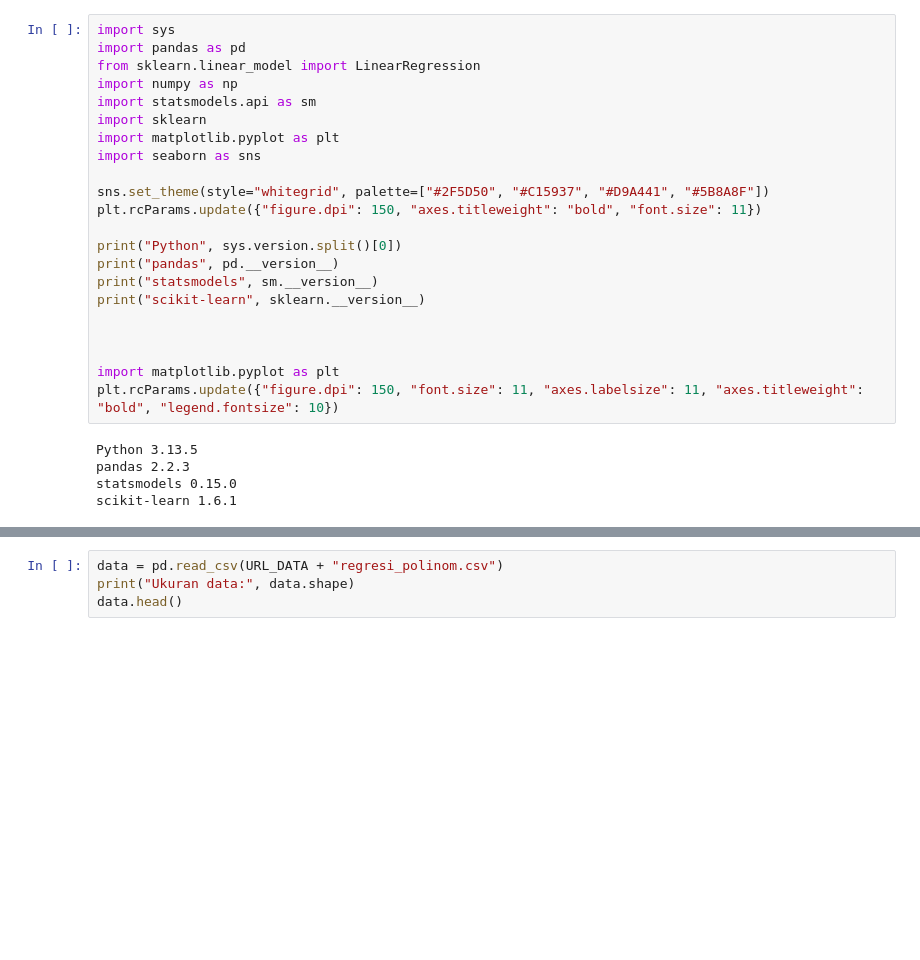
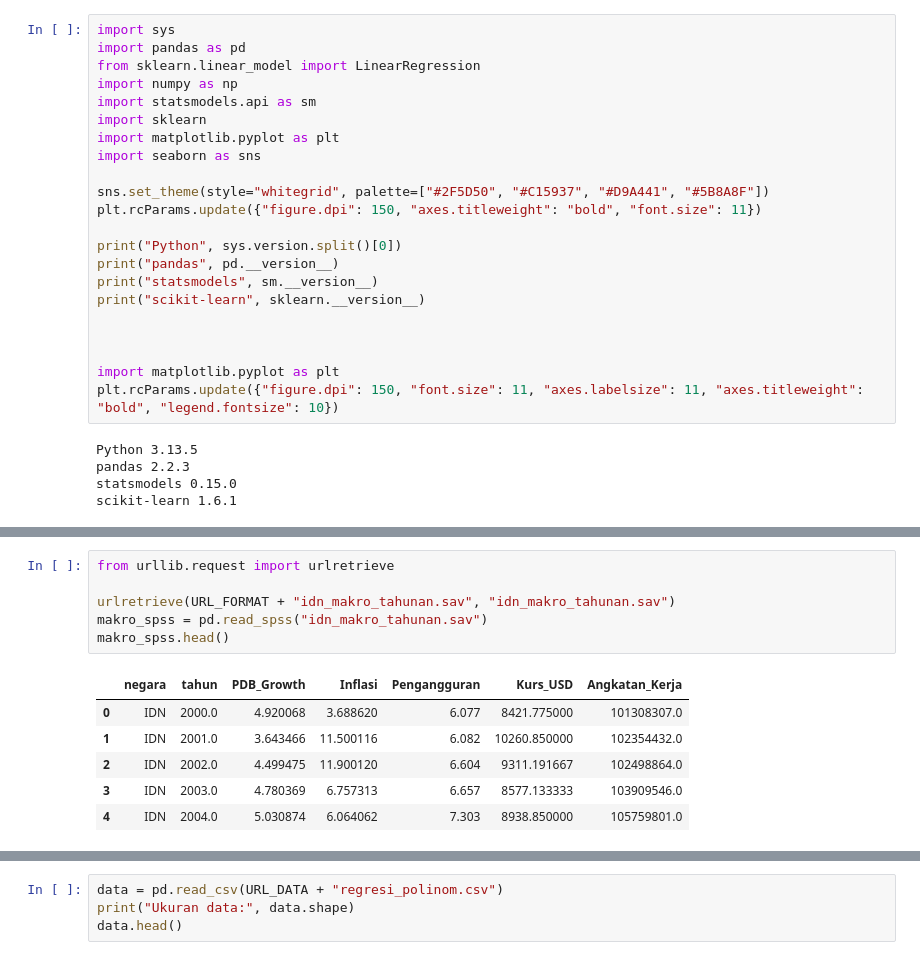
Before and after one commit to akhiyarwaladi/ekonometrika_coding_workshop, a Jupyter notebook: materi/01_ekonometrika/00_persiapan_colab.ipynb, the cells around one changed output, grey strips where cells are left out. Cells and saved outputs as stored; diff of their text form; blank space fills up the shorter version.

```diff
--- a/materi/01_ekonometrika/00_persiapan_colab.ipynb
+++ b/materi/01_ekonometrika/00_persiapan_colab.ipynb
@@ -62,0 +162,13 @@ scikit-learn 1.6.1
+# %%
+from urllib.request import urlretrieve
+
+urlretrieve(URL_FORMAT + "idn_makro_tahunan.sav", "idn_makro_tahunan.sav")
+makro_spss = pd.read_spss("idn_makro_tahunan.sav")
+makro_spss.head()
+# %% [output]
+|  | negara | tahun | PDB_Growth | Inflasi | Pengangguran | Kurs_USD | Angkatan_Kerja |
+| 0 | IDN | 2000.0 | 4.920068 | 3.688620 | 6.077 | 8421.775000 | 101308307.0 |
+| 1 | IDN | 2001.0 | 3.643466 | 11.500116 | 6.082 | 10260.850000 | 102354432.0 |
+| 2 | IDN | 2002.0 | 4.499475 | 11.900120 | 6.604 | 9311.191667 | 102498864.0 |
+| 3 | IDN | 2003.0 | 4.780369 | 6.757313 | 6.657 | 8577.133333 | 103909546.0 |
+| 4 | IDN | 2004.0 | 5.030874 | 6.064062 | 7.303 | 8938.850000 | 105759801.0 |
```
Also changed, not shown: parts of 35 cells of this notebook, 29 other files.
